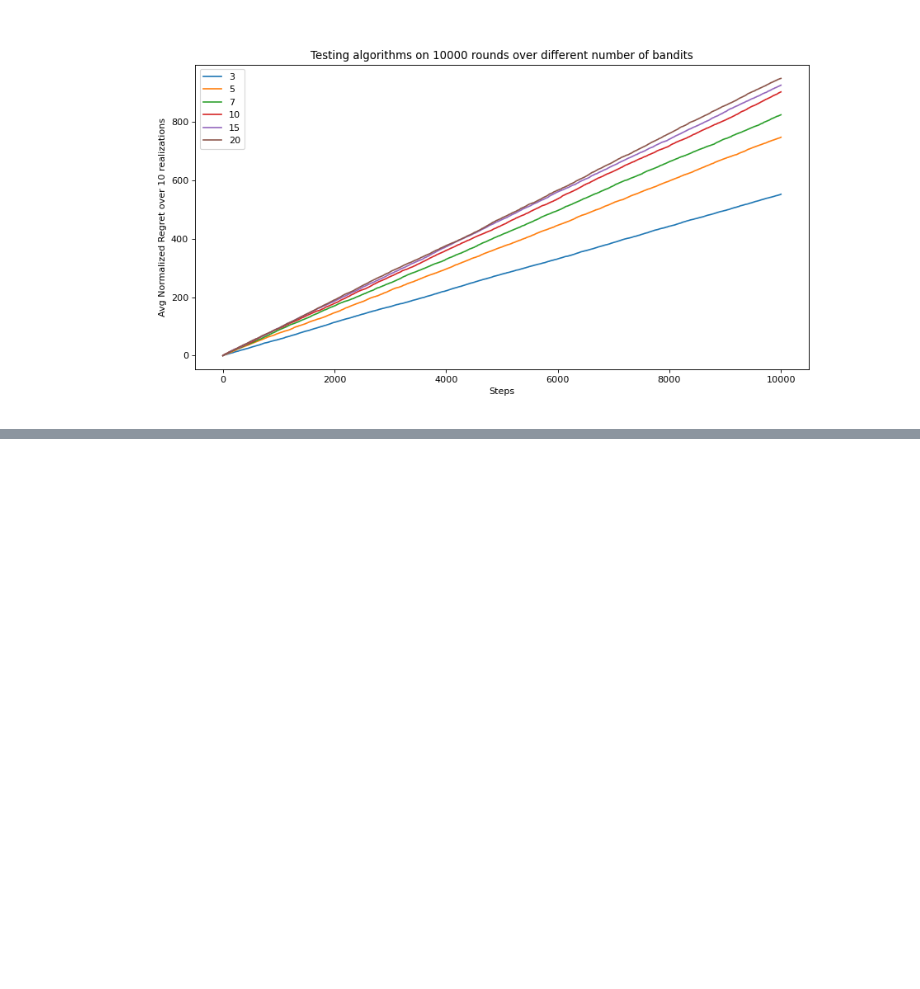
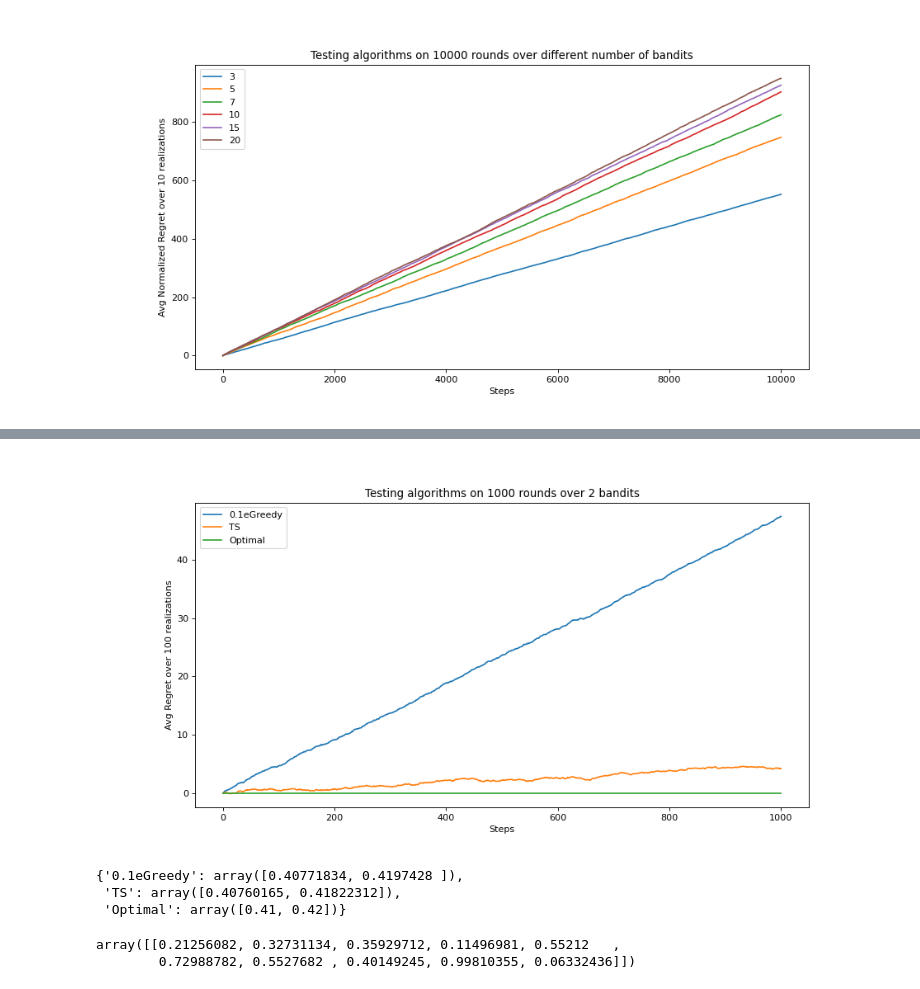
Before and after one commit to Archit997/Multi-armed-Bandits-in-Wireless, a Jupyter notebook: wireless-bandits.ipynb, the cells around one changed output, grey strips where cells are left out. Drawn from its saved outputs; the diff is of its cells as text; code cells hidden in the pictures; blank space fills up the shorter version.

Commit message:
TSAgent and Modularization

```diff
--- a/wireless-bandits.ipynb
+++ b/wireless-bandits.ipynb
@@ -737,0 +901,40 @@ plt.savefig("Update2/VaryingBanditNum.png")
+# %%
+num_steps = 1000
+num_expts = 100
+num_slots = 2
+
+probabilites = np.array([0.41,0.42])
+p_values = np.tile(probabilites,(num_expts,1))
+
+env = ArmedBanditsEnv(p_values)
+delta = 0
+
+agents = {
+    "0.1eGreedy" : EpsilonGreedyAgent(np.zeros((num_expts,num_slots)),0.1,delta),
+    "TS" : TSAgent(np.ones((num_expts,num_slots)),np.ones((num_expts,num_slots)))
+
+}
+exp = experiment(agents,env,num_expts,num_slots,num_steps)
+exp.run()
+# %%
+exp.plot()
+# %% [output]
+[figure, added]
+# %%
+exp.estimates
+# %% [output]
+{'0.1eGreedy': array([0.40771834, 0.4197428 ]),
+ 'TS': array([0.40760165, 0.41822312]),
+ 'Optimal': array([0.41, 0.42])}
+# %%
+num_expts = 1
+num_slots = 10
+
+agent = TSAgent(np.ones((num_expts,num_slots)),np.ones((num_expts,num_slots)))
+
+action_type,action,explore_type = agent.get_action()
+
+env = ArmedBanditsBernoulli(num_expts,num_slots)
+# %% [output]
+array([[0.21256082, 0.32731134, 0.35929712, 0.11496981, 0.55212   ,
+        0.72988782, 0.5527682 , 0.40149245, 0.99810355, 0.06332436]])
```
Also changed, not shown: parts of 15 cells of this notebook, 11 other files.
